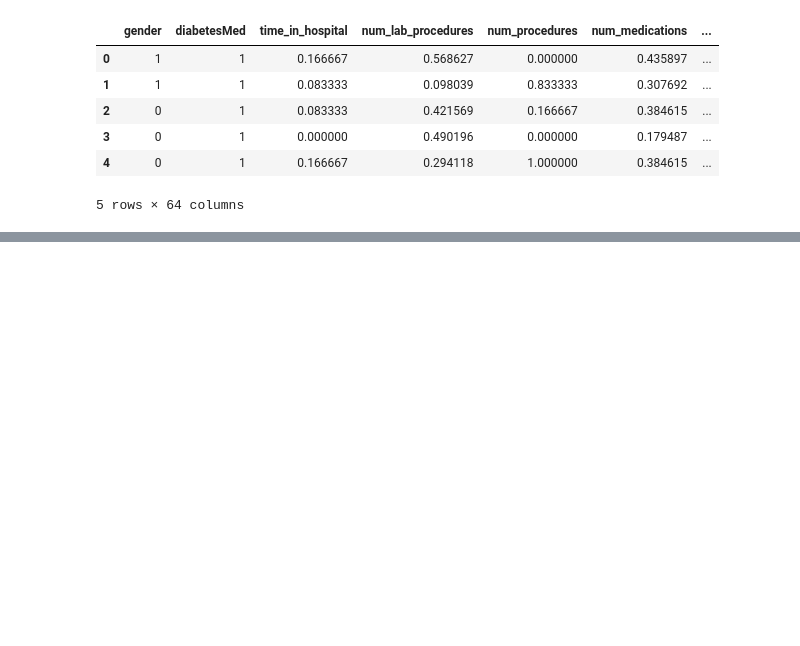
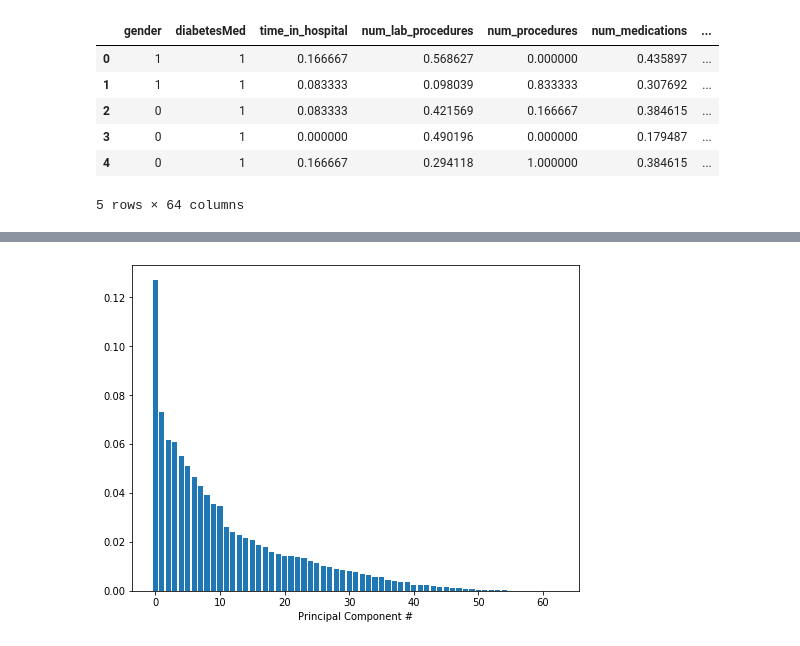
Before and after one commit to annasophiat/diabetic-readmissions, a Jupyter notebook: diabetes_machine_learning.ipynb, the cells around one changed output, grey strips where cells are left out. Saved outputs shown, nothing was run; the diff lists cells and outputs as text; code cells hidden in the pictures; blank space fills up the shorter version.

```diff
--- a/diabetes_machine_learning.ipynb
+++ b/diabetes_machine_learning.ipynb
@@ -635,0 +78,8 @@ Confusion Matrix
+# %%
+# reduce dimensionality using PCA
+pca = PCA(random_state=42)
+pca.fit(X)
+exp_variance = pca.explained_variance_ratio_
+
+print('Explained variance ratio : \n{}'.format(pca.explained_variance_ratio_))
+print('Number of components = {}'.format(pca.n_components_))
@@ -635,0 +105,8 @@ Confusion Matrix
+# %%
+# plot the explained variance using a barplot
+fig, ax = plt.subplots(figsize=(8, 6))
+ax.bar(range(pca.n_components_), exp_variance)
+ax.set_xlabel('Principal Component #')
+plt.show()
+# %% [output]
+[figure, added]
```
Also changed, not shown: parts of 108 cells of this notebook.
